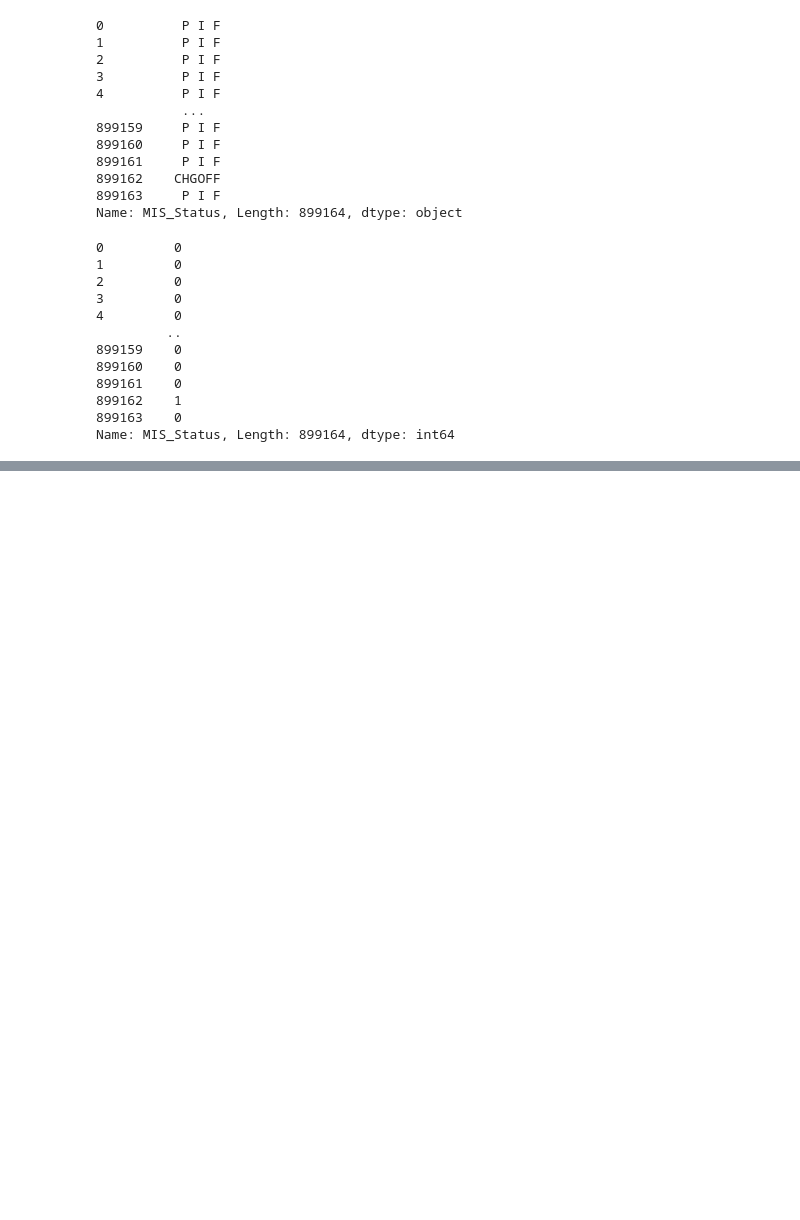
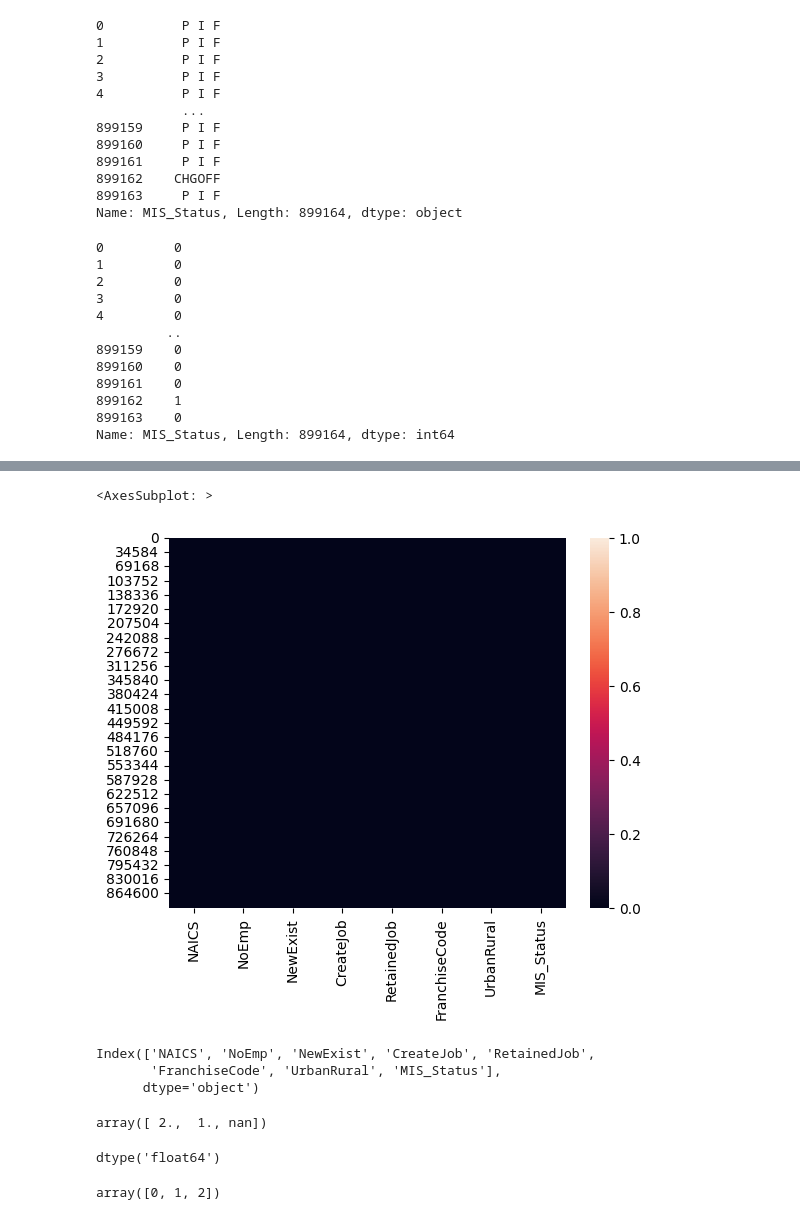
Before and after one commit to Abdellah-R/Projet_Classification, a Jupyter notebook: nettoyage.ipynb, the cells around one changed output, grey strips where cells are left out. Cells and saved outputs as stored; diff of their text form; code cells hidden in the pictures; blank space fills up the shorter version.

```diff
--- a/nettoyage.ipynb
+++ b/nettoyage.ipynb
@@ -132,0 +199,5 @@ o
+# %%
+import pandas as pd
+
+#Suppose your dataframe is named 'df'
+df['FranchiseCode'] = df['FranchiseCode'].apply(lambda x: 0 if x == 0 or x ==1 else 1)
@@ -132,0 +245,11 @@ o
+# %%
+sns.heatmap(df.isna())
+# %% [output]
+<AxesSubplot: >
+[figure, added]
+# %%
+df.columns
+# %% [output]
+Index(['NAICS', 'NoEmp', 'NewExist', 'CreateJob', 'RetainedJob',
+       'FranchiseCode', 'UrbanRural', 'MIS_Status'],
+      dtype='object')
@@ -132,0 +261,4 @@ o
+# %%
+df["NewExist"].unique()
+# %% [output]
+array([ 2.,  1., nan])
@@ -132,0 +267,4 @@ o
+# %%
+df["NewExist"].dtypes
+# %% [output]
+dtype('float64')
@@ -132,0 +275,4 @@ o
+# %%
+df["UrbanRural"].unique()
+# %% [output]
+array([0, 1, 2])
```
Also changed, not shown: parts of 37 cells of this notebook, 3 other files.
